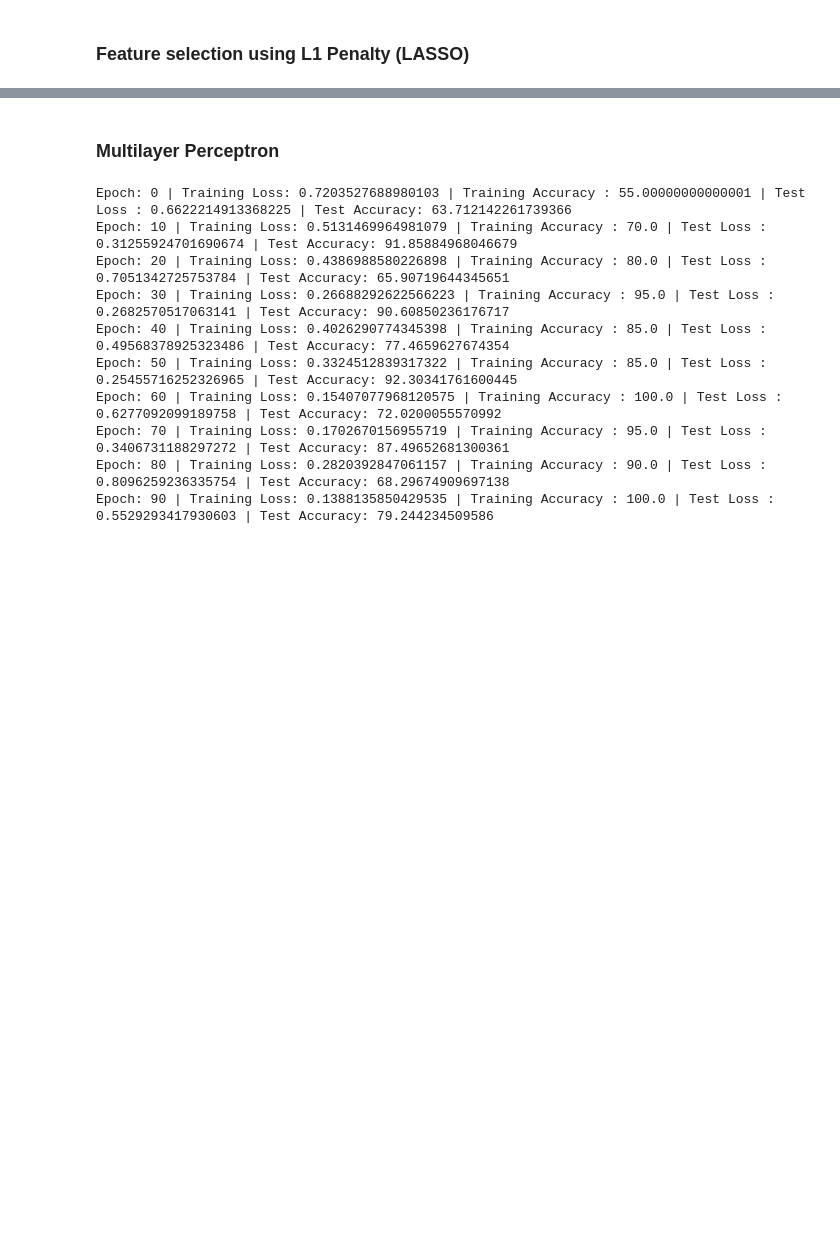
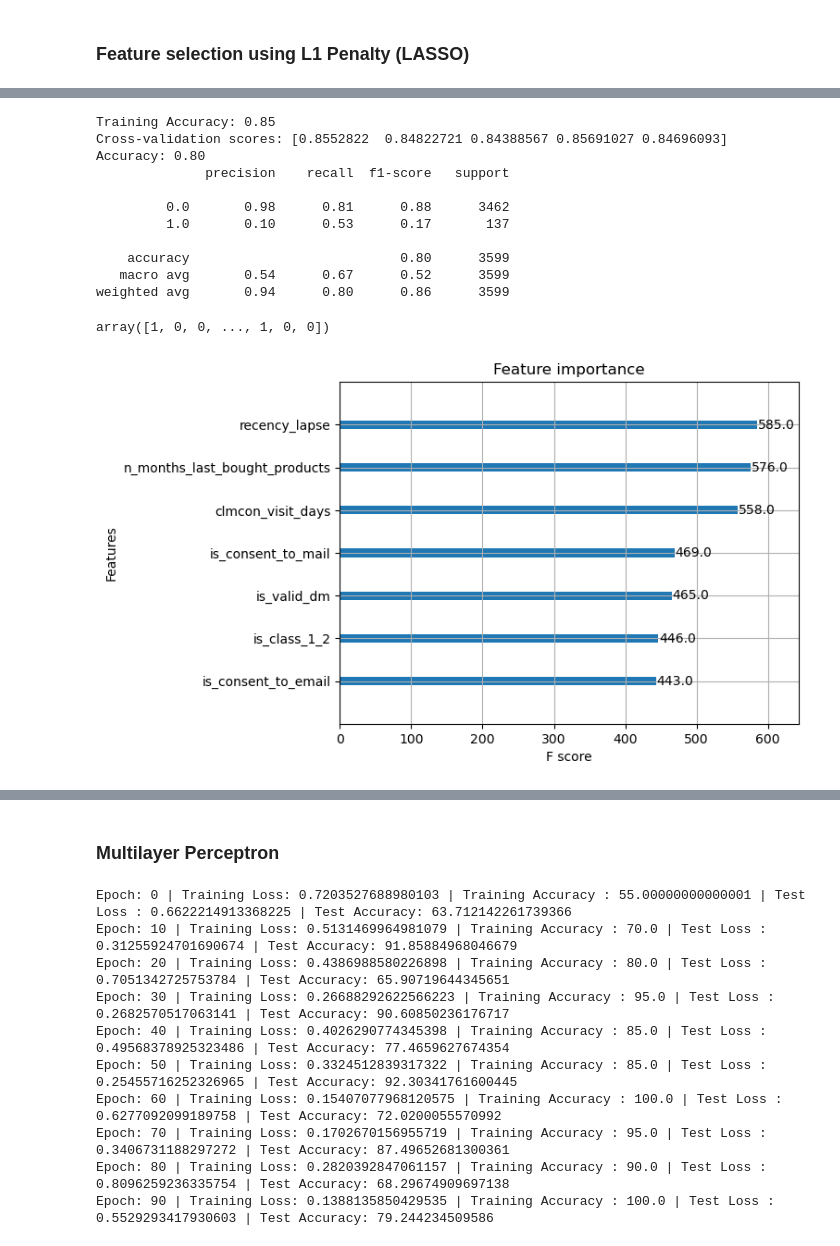
Before and after one commit to wildgreendinosaur/Datathon_team105, a Jupyter notebook: NUS_DATATHON_SINGLIFE_TEAM150.ipynb, the cells around one changed output, grey strips where cells are left out. Saved outputs shown, nothing was run; the diff lists cells and outputs as text; code cells hidden in the pictures; blank space fills up the shorter version.

```diff
--- a/NUS_DATATHON_SINGLIFE_TEAM150.ipynb
+++ b/NUS_DATATHON_SINGLIFE_TEAM150.ipynb
@@ -579,6 +621,8 @@ def xgboostedrf(X_train ,y_train , X_test, y_test):
 
     xgb.plot_importance(model)
 
+    return y_pred
+
 
 xgboostedrf(X_train, y_train , X_test, y_test)
 # %% [output]
@@ -598,0 +660,16 @@ weighted avg       0.94      0.88      0.91      3599
+# %%
+xgboostedrf(X_train_subset, y_train_subset, X_test_subset, y_test_subset)
+# %% [output]
+Training Accuracy: 0.85
+Cross-validation scores: [0.8552822  0.84822721 0.84388567 0.85691027 0.84696093]
+Accuracy: 0.80
+              precision    recall  f1-score   support
+
+         0.0       0.98      0.81      0.88      3462
+         1.0       0.10      0.53      0.17       137
+
+    accuracy                           0.80      3599
+   macro avg       0.54      0.67      0.52      3599
+weighted avg       0.94      0.80      0.86      3599
+array([1, 0, 0, ..., 1, 0, 0])
+[figure, added]
```
Also changed, not shown: parts of 12 cells of this notebook.
